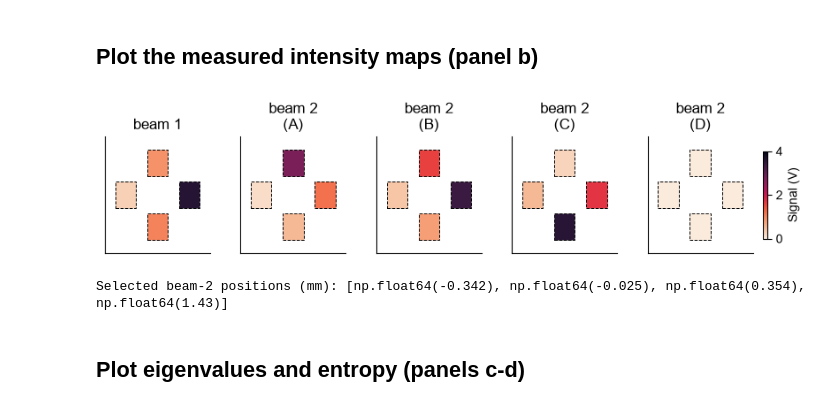
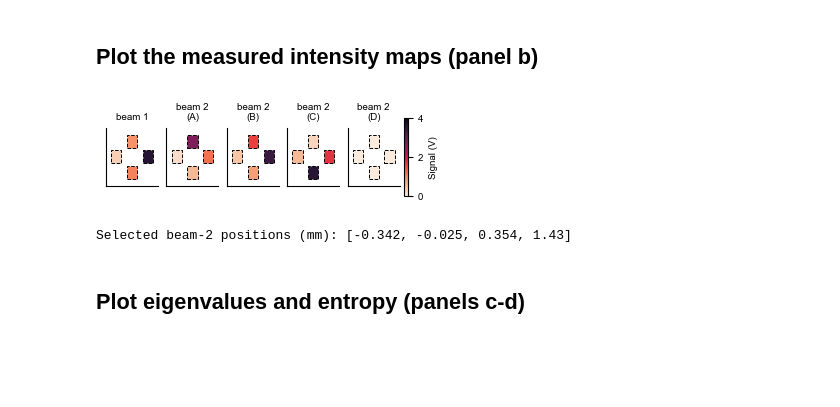
Before and after one commit to Roques-Carmes-lab/pcla-experiment, a Jupyter notebook: notebooks/03_figure3.ipynb, the cells around one changed output. Saved outputs shown, nothing was run; the diff lists cells and outputs as text; code cells hidden in the pictures; blank space fills up the shorter version.

```diff
--- a/notebooks/03_figure3.ipynb
+++ b/notebooks/03_figure3.ipynb
@@ -20,11 +20,19 @@ ROOT = find_repo_root()
 OUTPUT_DIR = ROOT / "figures" / "generated"
 OUTPUT_DIR.mkdir(parents=True, exist_ok=True)
 
-# Compact, portable approximation of the paper's plotting style.
+# Final dimensions are appropriate for a one-column figure.
+ONE_COLUMN_WIDTH_IN = 3.4
+FONT_SIZE_PT = 7
+
 plt.rcParams.update({
     "font.family": "sans-serif",
     "font.sans-serif": ["Arial", "DejaVu Sans"],
-    "font.size": 10,
+    "font.size": FONT_SIZE_PT,
+    "axes.labelsize": FONT_SIZE_PT,
+    "axes.titlesize": FONT_SIZE_PT,
+    "xtick.labelsize": FONT_SIZE_PT,
+    "ytick.labelsize": FONT_SIZE_PT,
+    "legend.fontsize": FONT_SIZE_PT,
     "axes.spines.top": False,
     "axes.spines.right": False,
 })
@@ -150,36 +194,38 @@ def draw_port_map(axis, values, title, vmin=0.0, vmax=4.0):
         rotated_centers[:, 1].min() - height,
         rotated_centers[:, 1].max() + height,
     )
 
     axis.set_aspect("equal")
     axis.set_xticks([])
     axis.set_yticks([])
     axis.set_title(title)
 
 PORT_CMAP = sns.color_palette("rocket_r", as_cmap=True)
 power_1_mean = power_1.mean(axis=0)
 
 # Three positions maximize three of the moving beam's port signals; the fourth
 # is a well-separated reference point, matching the selections in the paper notebook.
 selected = [int(np.argmax(power_2[:, index])) for index in range(3)] + [len(y_position) - 10]
 selected = np.sort(selected)
 labels = "ABCD"
 
-fig, axes = plt.subplots(1, 5, figsize=(8.2, 1.8), constrained_layout=True)
+fig, axes = plt.subplots(
+    1, 5, figsize=(ONE_COLUMN_WIDTH_IN, 1.15), constrained_layout=True
+)
 draw_port_map(axes[0], power_1_mean, "beam 1")
 for number, (axis, index) in enumerate(zip(axes[1:], selected), start=0):
     draw_port_map(axis, power_2[index], f"beam 2\n({labels[number]})")
 
 scalar = plt.cm.ScalarMappable(cmap=PORT_CMAP, norm=plt.Normalize(0, 4))
 colorbar = fig.colorbar(scalar, ax=axes, shrink=0.75, pad=0.015)
 colorbar.set_label("Signal (V)")
 
 fig.savefig(OUTPUT_DIR / "figure3_intensity_maps.png", dpi=300, bbox_inches="tight")
 plt.show()
 print("Selected beam-2 positions (mm):", [round(y_position[index], 3) for index in selected])
 # %% [output]
-[figure, old version]
+[figure, new version]
-Selected beam-2 positions (mm): [np.float64(-0.342), np.float64(-0.025), np.float64(0.354), np.float64(1.43)]
+Selected beam-2 positions (mm): [-0.342, -0.025, 0.354, 1.43]
 # %% [markdown]
 ## Plot eigenvalues and entropy (panels c-d)
 # %%
```
Also changed, not shown: parts of 4 cells of this notebook, 11 other files.
